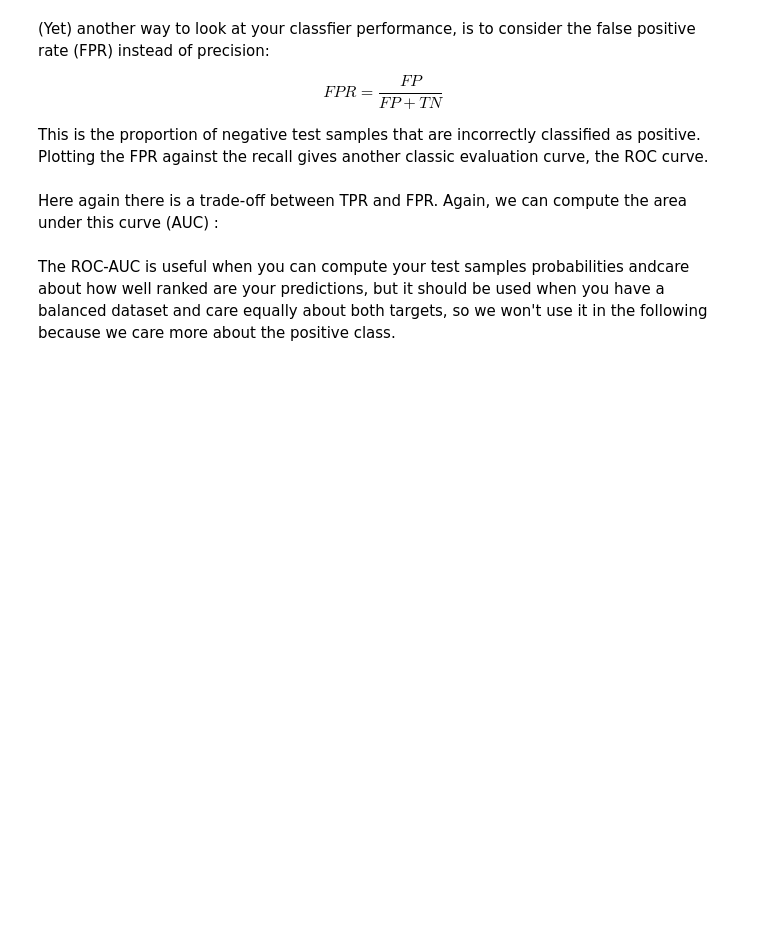
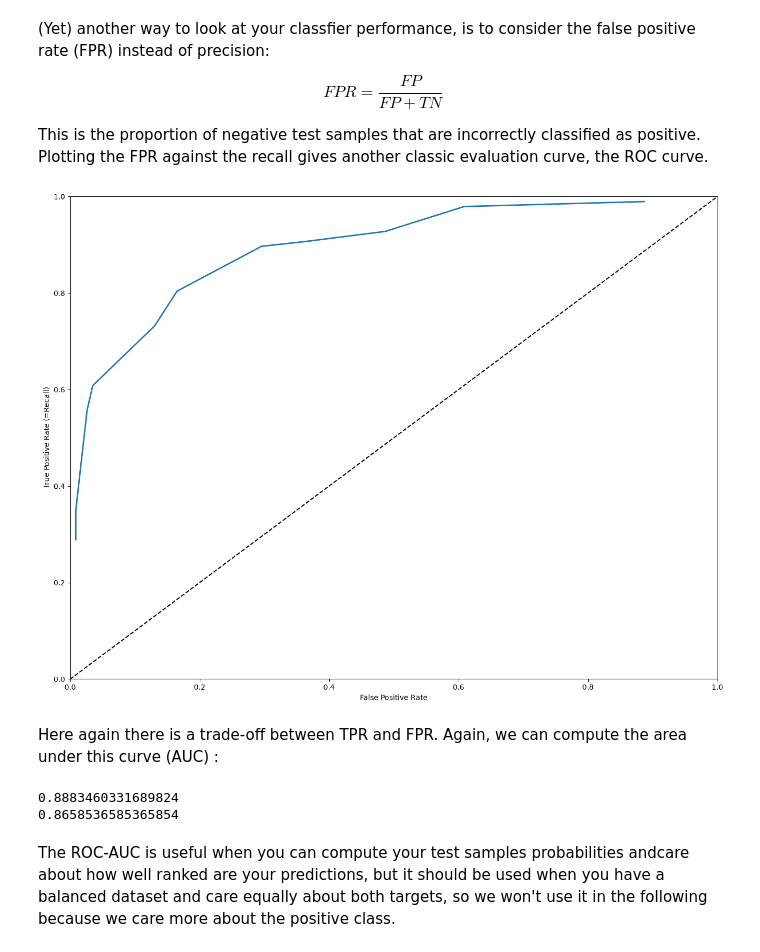
Before and after one commit to laumxt/ML-2, a Jupyter notebook: ML2.1_classification_intro/notebooks/Machine_Learning_2.1_Classification.ipynb, the cells around one changed output. Cells and saved outputs as stored; diff of their text form; code cells hidden in the pictures; blank space fills up the shorter version.

```diff
--- a/ML2.1_classification_intro/notebooks/Machine_Learning_2.1_Classification.ipynb
+++ b/ML2.1_classification_intro/notebooks/Machine_Learning_2.1_Classification.ipynb
@@ -314,5 +464,11 @@ Given the threshold curve above, choose a threshold that approximately yields a
 # %%
 #TOFILL
 #TOKEEP: threshold = , y_cv_pred_95recall = y_cv_proba > threshold
-threshold =
+threshold = 0.1
 y_cv_pred_95recall = y_cv_proba >= threshold
+# %%
+y_test_pred_proba = knn_clf.predict_proba(X_test_scaled)
+y_pred_test_95recall = (y_test_pred_proba[:,1] >= threshold).astype(int)
+
+tn,fp,fn,tp = confusion_matrix(y_test, y_pred_test_95recall).ravel().tolist()
+confusion_matrix(y_test, y_pred_test_95recall)
@@ -334,20 +509,37 @@ This is the proportion of negative test samples that are incorrectly classified
 # %%
 #The ROC curve
 from sklearn.metrics import roc_curve
+
 
 def plot_roc_curve(fpr, tpr, label=None):
     plt.plot(fpr, tpr, linewidth=2, label=label)
     plt.plot([0, 1], [0, 1], 'k--')
     plt.axis([0, 1, 0, 1])
     plt.xlabel('False Positive Rate')
     plt.ylabel('True Positive Rate (=Recall)')
 
 #TOFILL
+thre = [0,0.1,0.15,0.2,0.3,0.4,0.5,0.6,0.7,0.8,0.9]
+fpr=[]
+recall=[]
+for threshold in thre:
+    y_cv_pred_new = (y_cv_proba[:, 1] > threshold).astype(int) #Si la prob es mayor que threshold -> sano
+    tn,fp,fn,tp = confusion_matrix(y_train, y_cv_pred_new).ravel().tolist()
+    fpr.append(fp / (fp+tn))
+    recall.append(tp / (tp+fn))
+plot_roc_curve(fpr,recall)
+# %% [output]
+[figure, added]
 # %% [markdown]
 Here again there is a trade-off between TPR and FPR. Again, we can compute the area under this curve (AUC) :
 # %%
 from sklearn.metrics import roc_auc_score
 #TOFILL
+print(roc_auc_score(y_train, y_cv_proba[:,1]))
+print(roc_auc_score(y_test, y_test_pred_proba[:,1]))
+# %% [output]
+0.8883460331689824
+0.8658536585365854
 # %% [markdown]
 The ROC-AUC is useful when you can compute your test samples probabilities andcare about how well ranked are your predictions, but it should be used when you have a balanced dataset and care equally about both targets, so we won't use it in the following because we care more about the positive class.
 # %% [markdown]
```
Also changed, not shown: parts of 45 cells of this notebook, 1 other file.
